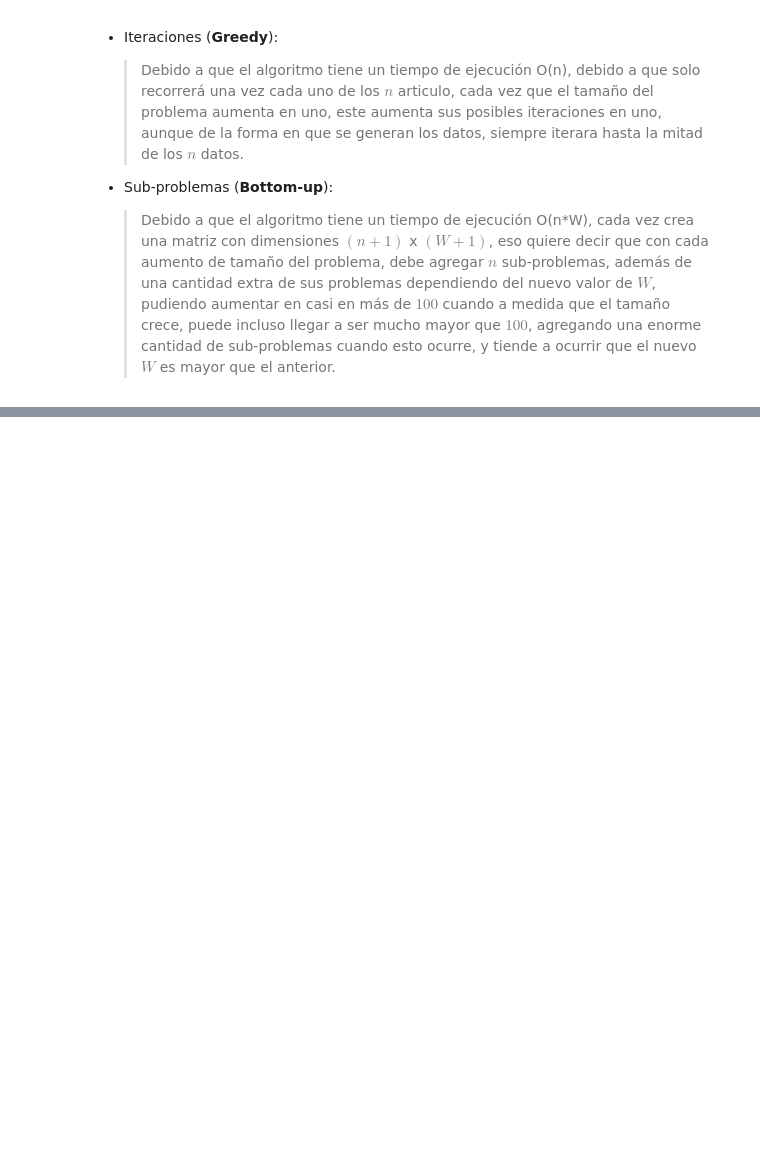
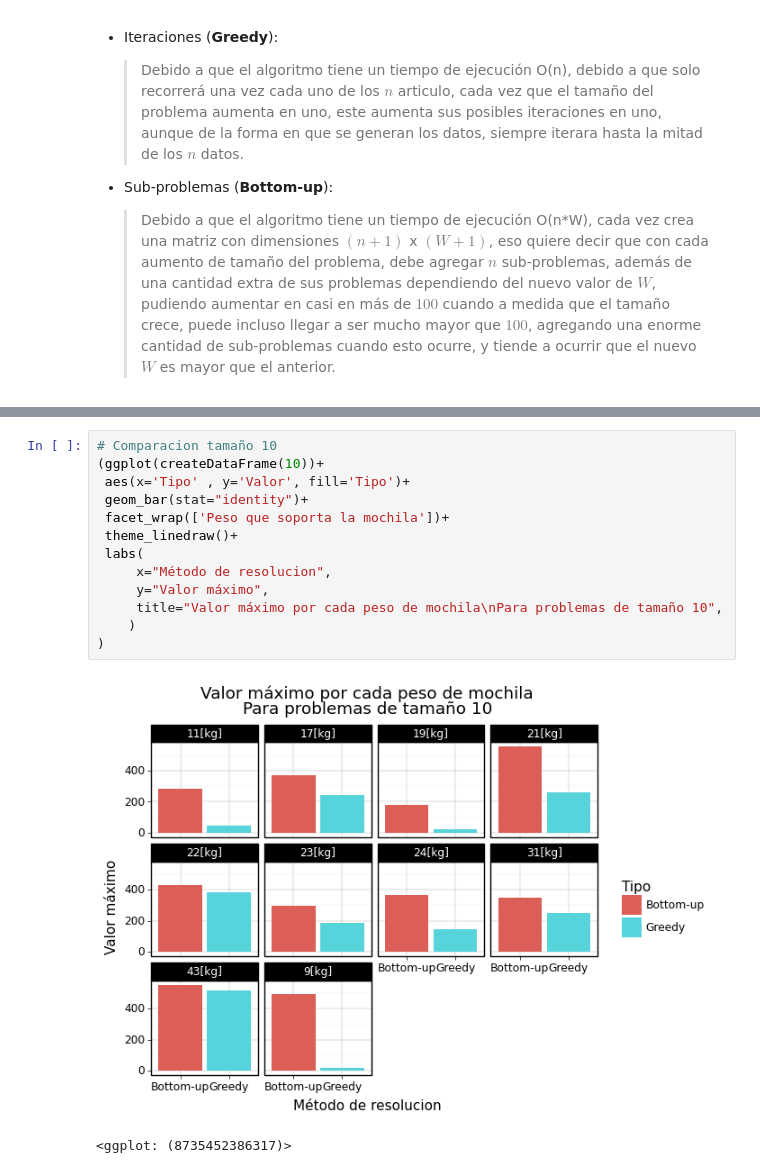
Before and after one commit to LucasRobles2323/ADA-Informes, a Jupyter notebook: Informe10-KnapsackProblem.ipynb, the cells around one changed output, grey strips where cells are left out. Drawn from its saved outputs; the diff is of its cells as text; blank space fills up the shorter version.

```diff
--- a/Informe10-KnapsackProblem.ipynb
+++ b/Informe10-KnapsackProblem.ipynb
@@ -620,0 +670,16 @@ Podemos agregar una explicación de como crece el tamaño de iteraciones y sub-p
+# %%
+# Comparacion tamaño 10
+(ggplot(createDataFrame(10))+
+ aes(x='Tipo' , y='Valor', fill='Tipo')+
+ geom_bar(stat="identity")+
+ facet_wrap(['Peso que soporta la mochila'])+
+ theme_linedraw()+
+ labs(
+     x="Método de resolucion",
+     y="Valor máximo",
+     title="Valor máximo por cada peso de mochila\nPara problemas de tamaño 10",
+    )
+)
+# %% [output]
+[figure, added]
+<ggplot: (8735452386317)>
```
Also changed, not shown: parts of 16 cells of this notebook.
